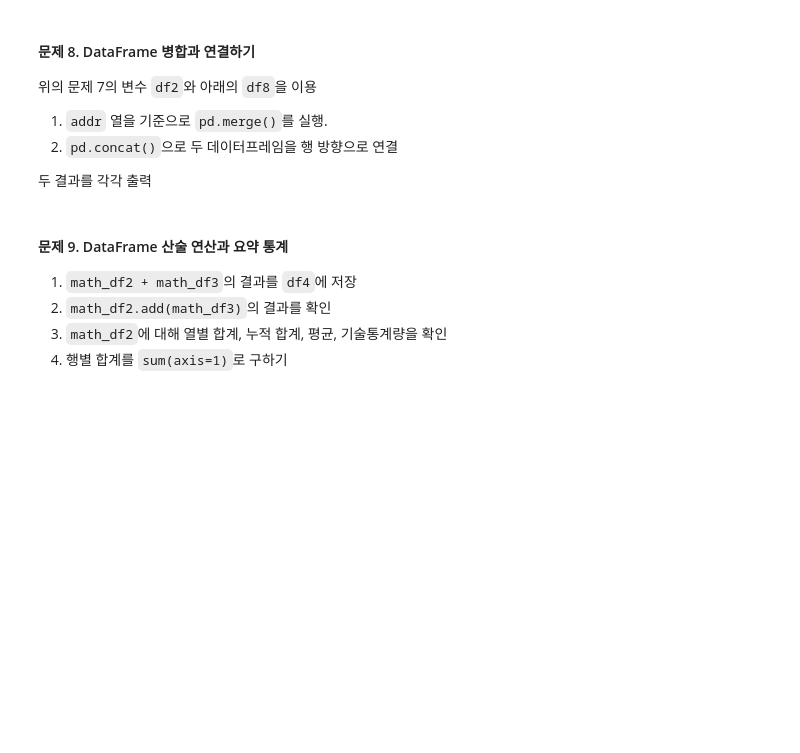
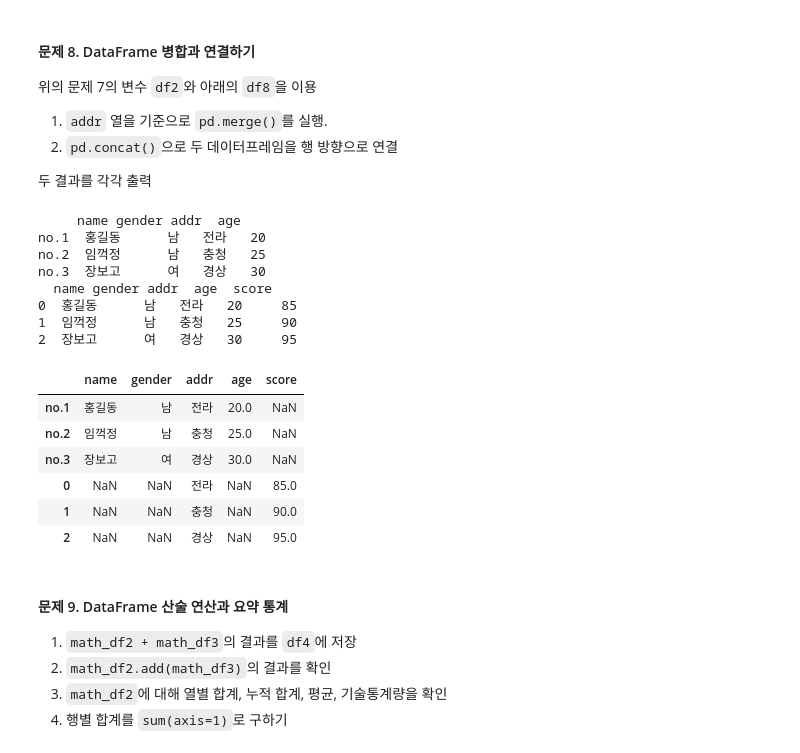
Before and after one commit to aitjoeun/python, a Jupyter notebook: 20.pandas/06.ex.ipynb, the cells around one changed output. Cells and saved outputs as stored; diff of their text form; code cells hidden in the pictures; blank space fills up the shorter version.

```diff
--- a/20.pandas/06.ex.ipynb
+++ b/20.pandas/06.ex.ipynb
@@ -42,0 +127,19 @@ data1 = {
+# %%
+data1 = {
+    "name": ["홍길동", "임꺽정", "장보고"],
+    "age": [20, 25, 30],
+    "addr": ["전라", "충청", "경상"],
+    "gender": ["남", "남", "여"]
+}
+df2 = pd.DataFrame(
+    data1,
+    columns=['name', 'gender','addr','age'],
+    index=['no.1', 'no.2', 'no.3']
+    )
+print(df2)
+print(df2['name'])
+print(df2.name)
+print(df2.loc['no.2'])
+print(df2.loc[['no.1','no.2']])
+print(df2.iloc[1])
+print(df2.name['no.2'])
@@ -52,3 +173,16 @@ data1 = {
 5. `gender` 열을 삭제한 데이터프레임 `df6` 만들기
 
 원본 `df2`를 확인할 수 있도록 삭제 결과는 별도 변수에 저장
+# %%
+df2.sort_index(ascending=False)
+
+df2['addr'] = ['전라','충청','경상']
+
+df2.loc['no.2','name'] = '임꺽정'
+print(df2)
+
+drop_no1 = df2.drop(['no.1'])
+print(drop_no1)
+
+df6 = df2.drop(['gender'], axis=1)
+df6
@@ -64,8 +210,30 @@ data1 = {
 # %%
 df8 = pd.DataFrame({
     "addr": ["전라", "충청", "경상"],
     "score": [85, 90, 95]
 })
+merge_df = pd.merge(df2, df8, on='addr')
+print(df2)
+print(merge_df)
+
+concat_df = pd.concat([df2, df8])
+concat_df
+# %% [output]
+     name gender addr  age
+no.1  홍길동      남   전라   20
+no.2  임꺽정      남   충청   25
+no.3  장보고      여   경상   30
+  name gender addr  age  score
+0  홍길동      남   전라   20     85
+1  임꺽정      남   충청   25     90
+2  장보고      여   경상   30     95
+|  | name | gender | addr | age | score |
+| no.1 | 홍길동 | 남 | 전라 | 20.0 | NaN |
+| no.2 | 임꺽정 | 남 | 충청 | 25.0 | NaN |
+| no.3 | 장보고 | 여 | 경상 | 30.0 | NaN |
+| 0 | NaN | NaN | 전라 | NaN | 85.0 |
+| 1 | NaN | NaN | 충청 | NaN | 90.0 |
+| 2 | NaN | NaN | 경상 | NaN | 95.0 |
 # %% [markdown]
 #### 문제 9. DataFrame 산술 연산과 요약 통계
 1. `math_df2 + math_df3`의 결과를 `df4`에 저장
```
Also changed, not shown: parts of 12 cells of this notebook, 4 other files.
